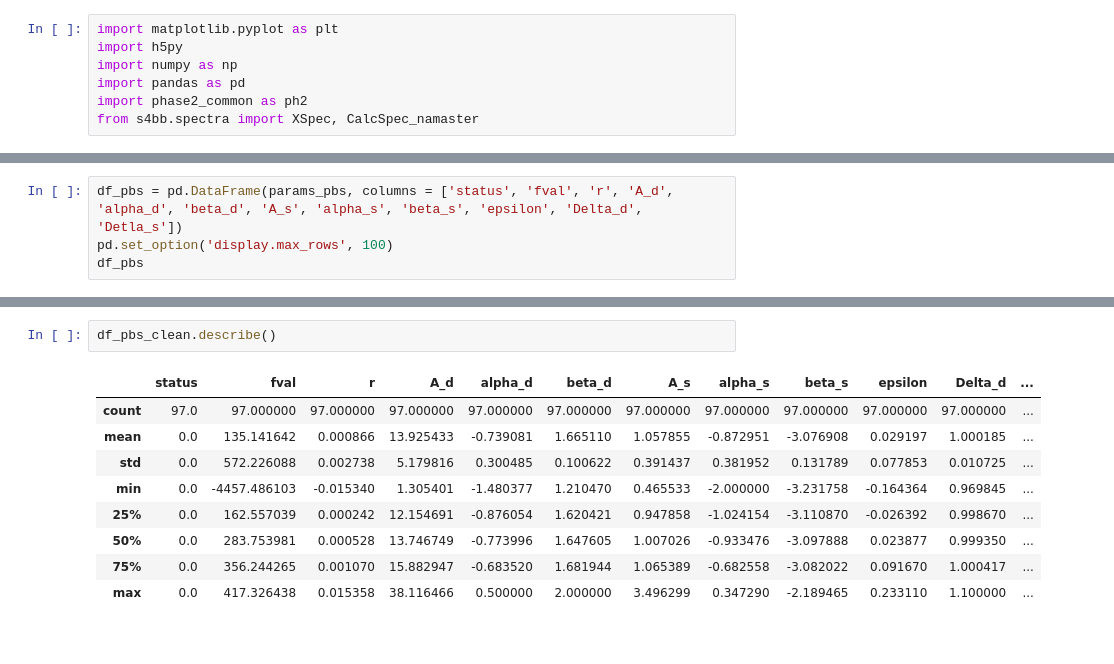
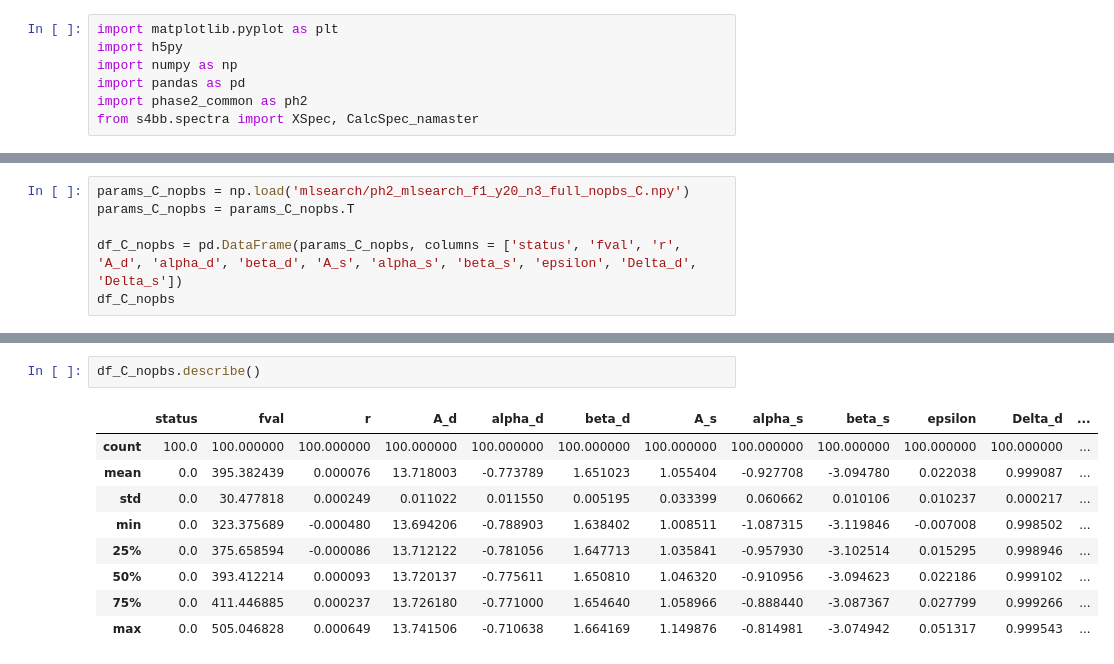
Before and after one commit to veronica-hoffman/s4bb, a Jupyter notebook: compare_params.ipynb, the cells around one changed output, grey strips where cells are left out. Drawn from its saved outputs; the diff is of its cells as text.

```diff
--- a/compare_params.ipynb
+++ b/compare_params.ipynb
@@ -146,6 +168,8 @@ params_pbs.shape
 # %%
-df_pbs = pd.DataFrame(params_pbs, columns = ['status', 'fval', 'r', 'A_d', 'alpha_d', 'beta_d', 'A_s', 'alpha_s', 'beta_s', 'epsilon', 'Delta_d', 'Detla_s'])
-pd.set_option('display.max_rows', 100)
-df_pbs
+params_C_nopbs = np.load('mlsearch/ph2_mlsearch_f1_y20_n3_full_nopbs_C.npy')
+params_C_nopbs = params_C_nopbs.T
+
+df_C_nopbs = pd.DataFrame(params_C_nopbs, columns = ['status', 'fval', 'r', 'A_d', 'alpha_d', 'beta_d', 'A_s', 'alpha_s', 'beta_s', 'epsilon', 'Delta_d', 'Delta_s'])
+df_C_nopbs
 # %% [output]
 |  | status | fval | r | A_d | alpha_d | beta_d | A_s | alpha_s | beta_s | epsilon | Delta_d | ... |
@@ -189,12 +192,12 @@ df_pbs_clean
 # %%
-df_pbs_clean.describe()
+df_C_nopbs.describe()
 # %% [output]
 |  | status | fval | r | A_d | alpha_d | beta_d | A_s | alpha_s | beta_s | epsilon | Delta_d | ... |
-| count | 97.0 | 97.000000 | 97.000000 | 97.000000 | 97.000000 | 97.000000 | 97.000000 | 97.000000 | 97.000000 | 97.000000 | 97.000000 | ... |
-| mean | 0.0 | 135.141642 | 0.000866 | 13.925433 | -0.739081 | 1.665110 | 1.057855 | -0.872951 | -3.076908 | 0.029197 | 1.000185 | ... |
-| std | 0.0 | 572.226088 | 0.002738 | 5.179816 | 0.300485 | 0.100622 | 0.391437 | 0.381952 | 0.131789 | 0.077853 | 0.010725 | ... |
-| min | 0.0 | -4457.486103 | -0.015340 | 1.305401 | -1.480377 | 1.210470 | 0.465533 | -2.000000 | -3.231758 | -0.164364 | 0.969845 | ... |
-| 25% | 0.0 | 162.557039 | 0.000242 | 12.154691 | -0.876054 | 1.620421 | 0.947858 | -1.024154 | -3.110870 | -0.026392 | 0.998670 | ... |
-| 50% | 0.0 | 283.753981 | 0.000528 | 13.746749 | -0.773996 | 1.647605 | 1.007026 | -0.933476 | -3.097888 | 0.023877 | 0.999350 | ... |
-| 75% | 0.0 | 356.244265 | 0.001070 | 15.882947 | -0.683520 | 1.681944 | 1.065389 | -0.682558 | -3.082022 | 0.091670 | 1.000417 | ... |
-| max | 0.0 | 417.326438 | 0.015358 | 38.116466 | 0.500000 | 2.000000 | 3.496299 | 0.347290 | -2.189465 | 0.233110 | 1.100000 | ... |
+| count | 100.0 | 100.000000 | 100.000000 | 100.000000 | 100.000000 | 100.000000 | 100.000000 | 100.000000 | 100.000000 | 100.000000 | 100.000000 | ... |
+| mean | 0.0 | 395.382439 | 0.000076 | 13.718003 | -0.773789 | 1.651023 | 1.055404 | -0.927708 | -3.094780 | 0.022038 | 0.999087 | ... |
+| std | 0.0 | 30.477818 | 0.000249 | 0.011022 | 0.011550 | 0.005195 | 0.033399 | 0.060662 | 0.010106 | 0.010237 | 0.000217 | ... |
+| min | 0.0 | 323.375689 | -0.000480 | 13.694206 | -0.788903 | 1.638402 | 1.008511 | -1.087315 | -3.119846 | -0.007008 | 0.998502 | ... |
+| 25% | 0.0 | 375.658594 | -0.000086 | 13.712122 | -0.781056 | 1.647713 | 1.035841 | -0.957930 | -3.102514 | 0.015295 | 0.998946 | ... |
+| 50% | 0.0 | 393.412214 | 0.000093 | 13.720137 | -0.775611 | 1.650810 | 1.046320 | -0.910956 | -3.094623 | 0.022186 | 0.999102 | ... |
+| 75% | 0.0 | 411.446885 | 0.000237 | 13.726180 | -0.771000 | 1.654640 | 1.058966 | -0.888440 | -3.087367 | 0.027799 | 0.999266 | ... |
+| max | 0.0 | 505.046828 | 0.000649 | 13.741506 | -0.710638 | 1.664169 | 1.149876 | -0.814981 | -3.074942 | 0.051317 | 0.999543 | ... |
```
Also changed, not shown: parts of 21 cells of this notebook, 8 other files.
